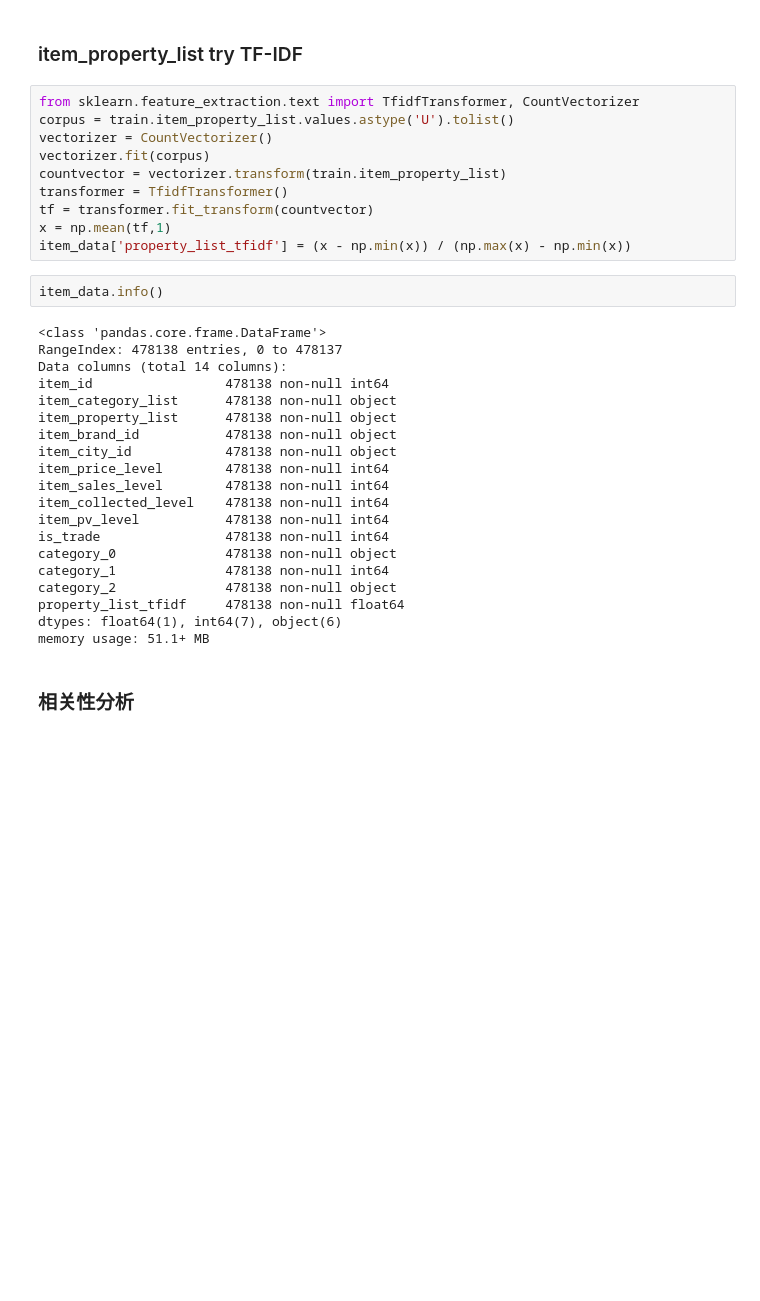
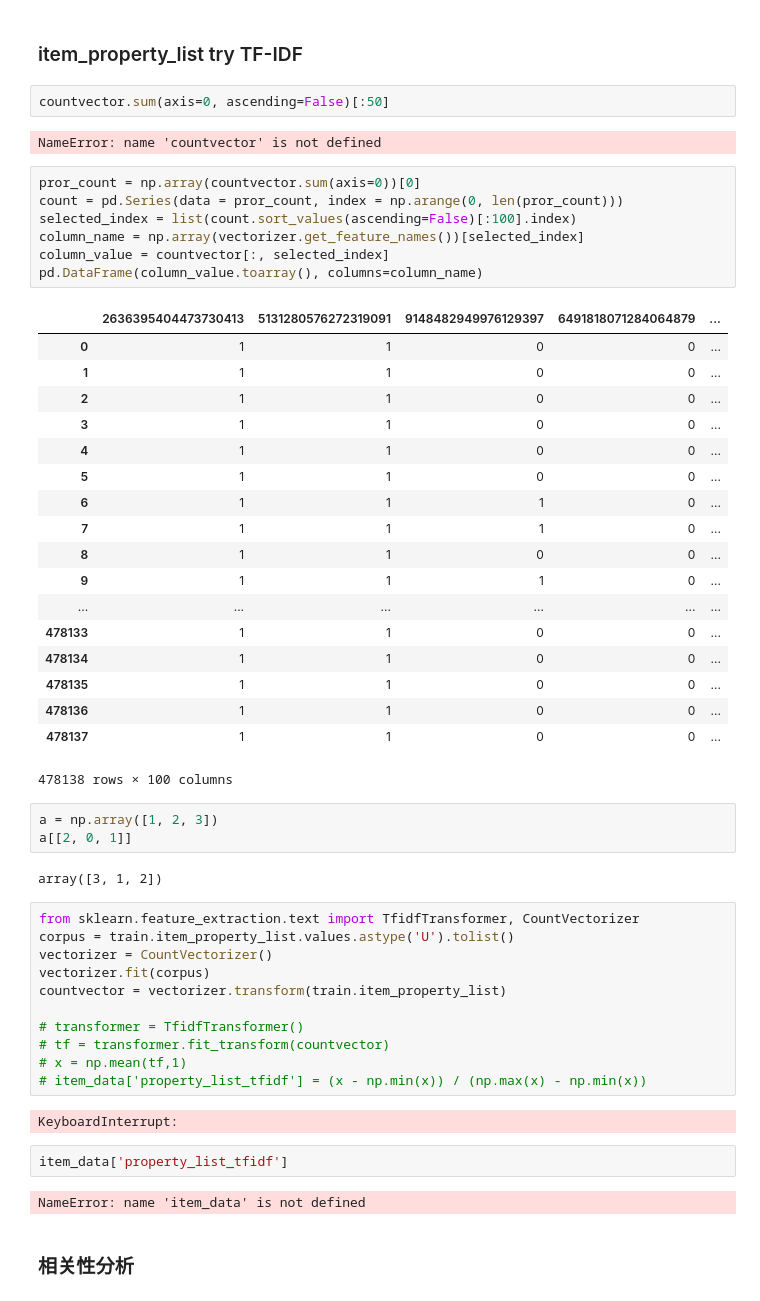
Before and after one commit to fengyin123/helloworld, a Jupyter notebook: feature_engineering/EDA.ipynb, the cells around one changed output. Drawn from its saved outputs; the diff is of its cells as text; blank space fills up the shorter version.

```diff
--- a/feature_engineering/EDA.ipynb
+++ b/feature_engineering/EDA.ipynb
@@ -409,38 +409,58 @@ item_data['item_pv_level'].value_counts(sort=False).plot.bar()
 [figure]
 # %% [markdown]
 ###  item_property_list  try TF-IDF
+# %%
+countvector.sum(axis=0, ascending=False)[:50]
+# %% [output]
+NameError: name 'countvector' is not defined
+# %%
+pror_count = np.array(countvector.sum(axis=0))[0]
+count = pd.Series(data = pror_count, index = np.arange(0, len(pror_count)))
+selected_index = list(count.sort_values(ascending=False)[:100].index)
+column_name = np.array(vectorizer.get_feature_names())[selected_index]
+column_value = countvector[:, selected_index]
+pd.DataFrame(column_value.toarray(), columns=column_name)
+# %% [output]
+|  | 2636395404473730413 | 5131280576272319091 | 9148482949976129397 | 6491818071284064879 | ... |
+| 0 | 1 | 1 | 0 | 0 | ... |
+| 1 | 1 | 1 | 0 | 0 | ... |
+| 2 | 1 | 1 | 0 | 0 | ... |
+| 3 | 1 | 1 | 0 | 0 | ... |
+| 4 | 1 | 1 | 0 | 0 | ... |
+| 5 | 1 | 1 | 0 | 0 | ... |
+| 6 | 1 | 1 | 1 | 0 | ... |
+| 7 | 1 | 1 | 1 | 0 | ... |
+| 8 | 1 | 1 | 0 | 0 | ... |
+| 9 | 1 | 1 | 1 | 0 | ... |
+| ... | ... | ... | ... | ... | ... |
+| 478133 | 1 | 1 | 0 | 0 | ... |
+| 478134 | 1 | 1 | 0 | 0 | ... |
+| 478135 | 1 | 1 | 0 | 0 | ... |
+| 478136 | 1 | 1 | 0 | 0 | ... |
+| 478137 | 1 | 1 | 0 | 0 | ... |
+478138 rows × 100 columns
+# %%
+a = np.array([1, 2, 3])
+a[[2, 0, 1]]
+# %% [output]
+array([3, 1, 2])
 # %%
 from sklearn.feature_extraction.text import TfidfTransformer, CountVectorizer
 corpus = train.item_property_list.values.astype('U').tolist()
 vectorizer = CountVectorizer()
 vectorizer.fit(corpus)
 countvector = vectorizer.transform(train.item_property_list)
-transformer = TfidfTransformer()
-tf = transformer.fit_transform(countvector)
-x = np.mean(tf,1)
-item_data['property_list_tfidf'] = (x - np.min(x)) / (np.max(x) - np.min(x))
+
+# transformer = TfidfTransformer()
+# tf = transformer.fit_transform(countvector)
+# x = np.mean(tf,1)
+# item_data['property_list_tfidf'] = (x - np.min(x)) / (np.max(x) - np.min(x))
+# %% [output]
+KeyboardInterrupt:
 # %%
-item_data.info()
+item_data['property_list_tfidf']
 # %% [output]
-<class 'pandas.core.frame.DataFrame'>
-RangeIndex: 478138 entries, 0 to 478137
-Data columns (total 14 columns):
-item_id                 478138 non-null int64
-item_category_list      478138 non-null object
-item_property_list      478138 non-null object
-item_brand_id           478138 non-null object
-item_city_id            478138 non-null object
-item_price_level        478138 non-null int64
-item_sales_level        478138 non-null int64
-item_collected_level    478138 non-null int64
-item_pv_level           478138 non-null int64
-is_trade                478138 non-null int64
-category_0              478138 non-null object
-category_1              478138 non-null int64
-category_2              478138 non-null object
-property_list_tfidf     478138 non-null float64
-dtypes: float64(1), int64(7), object(6)
-memory usage: 51.1+ MB
+NameError: name 'item_data' is not defined
 # %% [markdown]
 ### 相关性分析
 # %%
```
Also changed, not shown: 6 other files.
